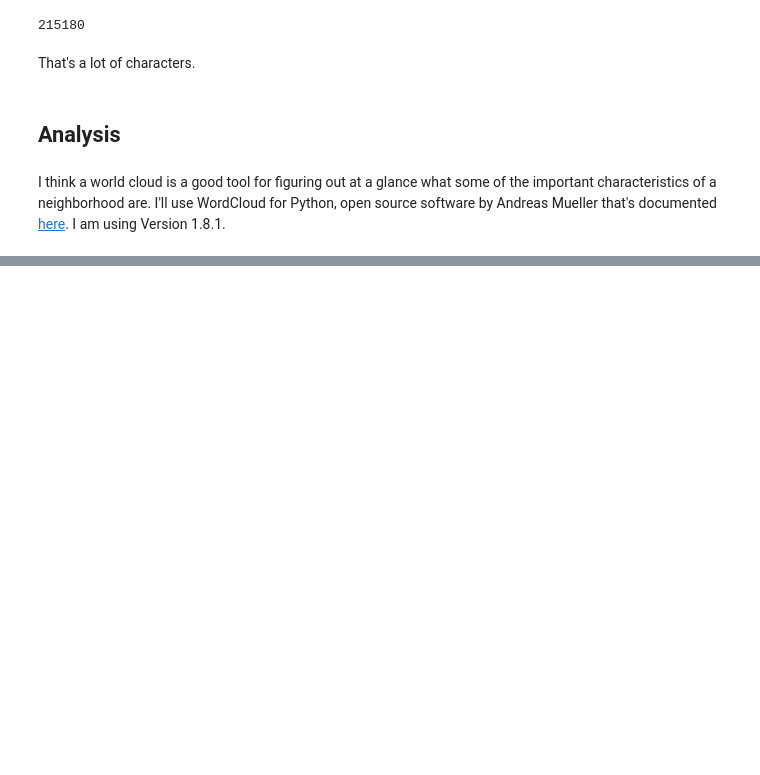
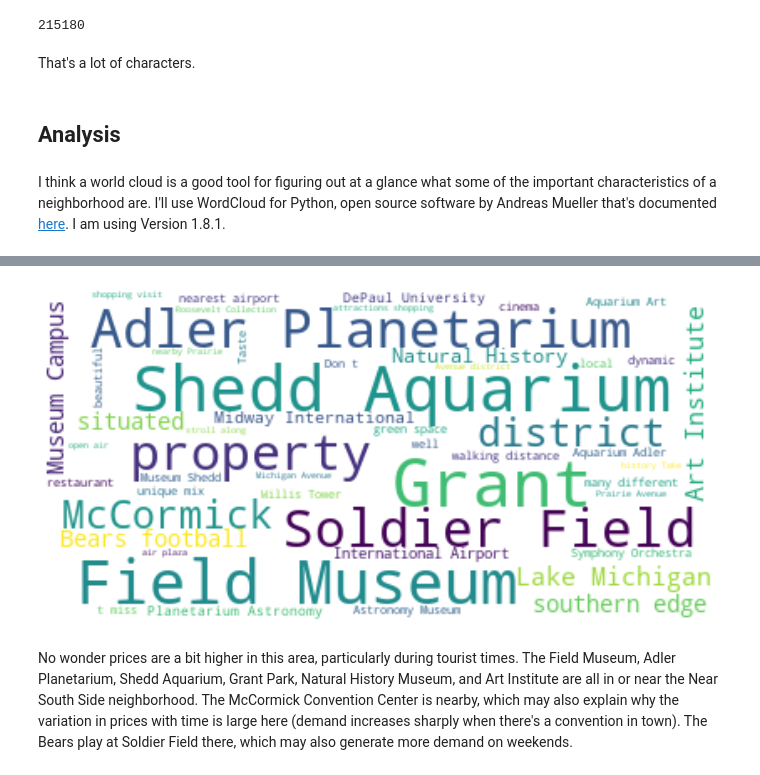
Before and after one commit to tdauer2718/airbnb-chicago, a Jupyter notebook: Chicago Airbnb analysis.ipynb, the cells around one changed output, grey strips where cells are left out. Drawn from its saved outputs; the diff is of its cells as text; code cells hidden in the pictures; blank space fills up the shorter version.

```diff
--- a/Chicago Airbnb analysis.ipynb
+++ b/Chicago Airbnb analysis.ipynb
@@ -1448,0 +1469,6 @@ make_wordcloud('Lincoln Park')
+# %%
+make_wordcloud('Near South Side')
+# %% [output]
+[figure, added]
+# %% [markdown]
+No wonder prices are a bit higher in this area, particularly during tourist times. The Field Museum, Adler Planetarium, Shedd Aquarium, Grant Park, Natural History Museum, and Art Institute are all in or near the Near South Side neighborhood. The McCormick Convention Center is nearby, which may also explain why the variation in prices with time is large here (demand increases sharply when there's a convention in town). The Bears play at Soldier Field there, which may also generate more demand on weekends.
```
Also changed, not shown: parts of 13 cells of this notebook.
